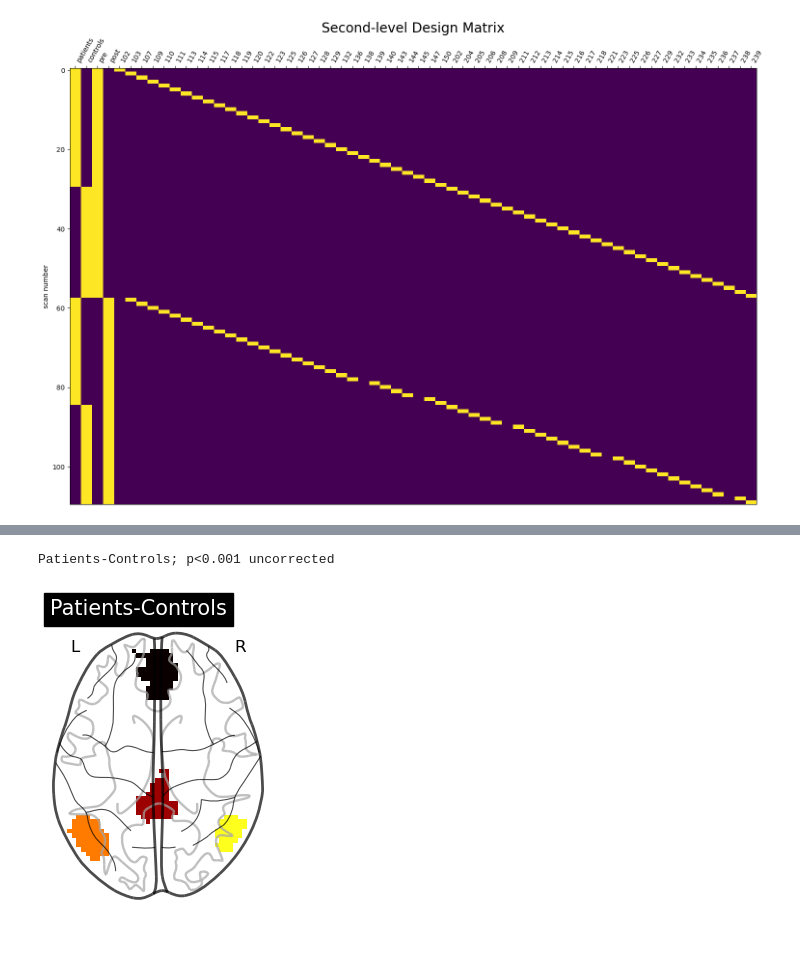
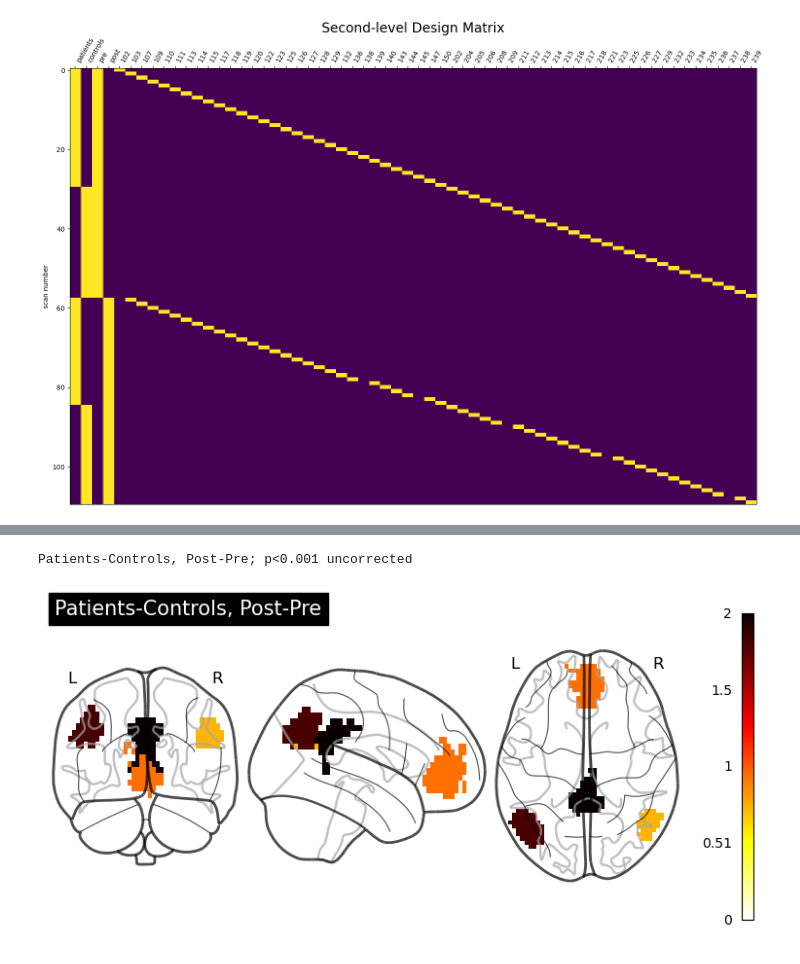
Before and after one commit to gillgrennan/self-other_ms, a Jupyter notebook: self-other_dmn_roi_analysis.ipynb, the cells around one changed output, grey strips where cells are left out. Drawn from its saved outputs; the diff is of its cells as text; code cells hidden in the pictures.

```diff
--- a/self-other_dmn_roi_analysis.ipynb
+++ b/self-other_dmn_roi_analysis.ipynb
@@ -77,6 +96,15 @@ from nilearn.maskers import nifti_spheres_masker
 import nibabel as nib
 from nibabel import Nifti1Image
 from nilearn.image import resample_to_img
+
+sess = '01'
+sub = '102'
+fmri_imgs = layout.get(subject=sub,
+            datatype='func', task='selfother',session = sess,
+            desc='preproc',
+            space='MNI152NLin2009cAsym',
+            extension='nii.gz',
+           return_type='file')
 
 space_defining_image = masking.compute_brain_mask(fmri_imgs[0])
 
@@ -720,9 +727,8 @@ Subject = 239 Completed!
 # %% [markdown]
 Second level
 # %%
-file_lists['self-other']
 second_level_input = []
-for i in file_lists['self-other']:
+for i in file_lists['self-fix']:
     second_level_input.append(i.effect_size())
 
 second_level_input = np.concatenate(second_level_input,axis=0)
@@ -821,8 +986,8 @@ basic_contrasts = {
 
 contrasts = {
     "Patients-Controls, Post-Pre": (basic_contrasts["patients"]-basic_contrasts["controls"]+basic_contrasts["post"]-basic_contrasts["pre"]),
-    "Post-Pre": (basic_contrasts["post"]-basic_contrasts["pre"]),
-    "Patients-Controls": (basic_contrasts["patients"]-basic_contrasts["controls"]),
+    # "Post-Pre": (basic_contrasts["post"]-basic_contrasts["pre"]),
+    # "Patients-Controls": (basic_contrasts["patients"]-basic_contrasts["controls"]),
     }
 contrasts
 
@@ -838,31 +1001,33 @@ plt.show()
 # %%
 #Plotting! <0.001 uncorrected
 import numpy as np
 import matplotlib.pyplot as plt
 from nilearn import plotting
 
 p001_unc = norm.isf(0.001)
 
-contrast_id = 'Patients-Controls'
+contrast_id = "Patients-Controls, Post-Pre"
 
 contrast_val = contrasts[contrast_id]
 print(f"{contrast_id}; p<0.001 uncorrected")
 
 # computing contrast:
 contrast = compute_contrast(secondlevel_labels, secondlevel_estimates, contrast_val)
 z_score = contrast.z_score()
 
 plotimg = masker.inverse_transform(z_score)
 
 plotting.plot_glass_brain(
     plotimg,
-    display_mode="z",
+    display_mode="ortho",
     title=contrast_id,
+    plot_abs=False,
+    colorbar=True
     )
 plotting.show()
 # %% [output]
-Patients-Controls; p<0.001 uncorrected
+Patients-Controls, Post-Pre; p<0.001 uncorrected
-[figure, old version]
+[figure, new version]
 # %%
 from nilearn import plotting, surface
 from nilearn.surface import vol_to_surf
```
Also changed, not shown: parts of 23 cells of this notebook.
